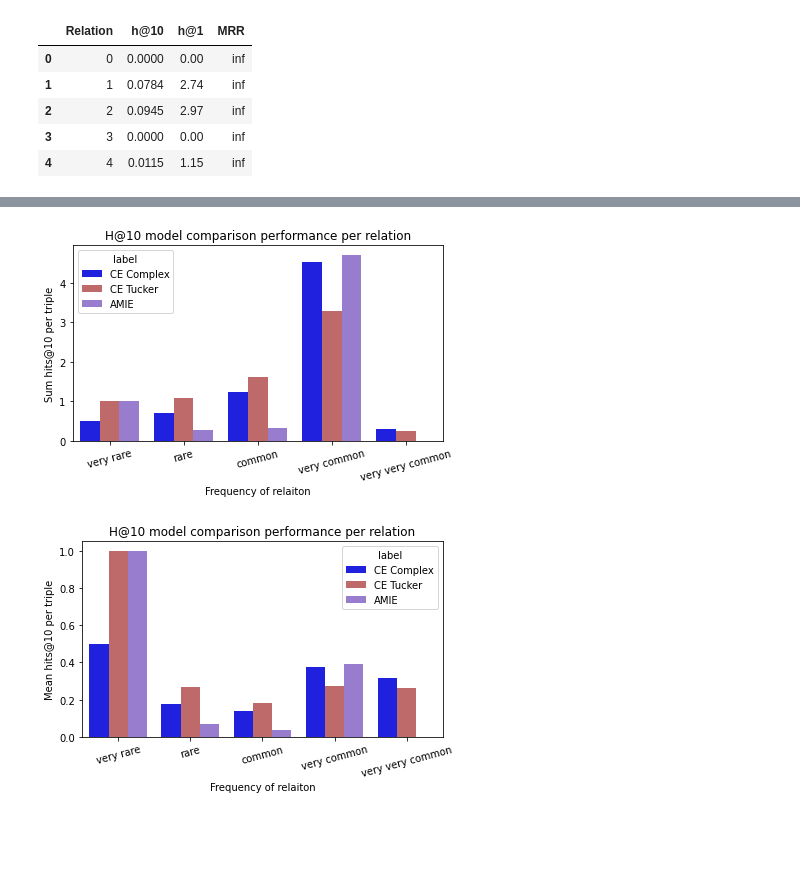
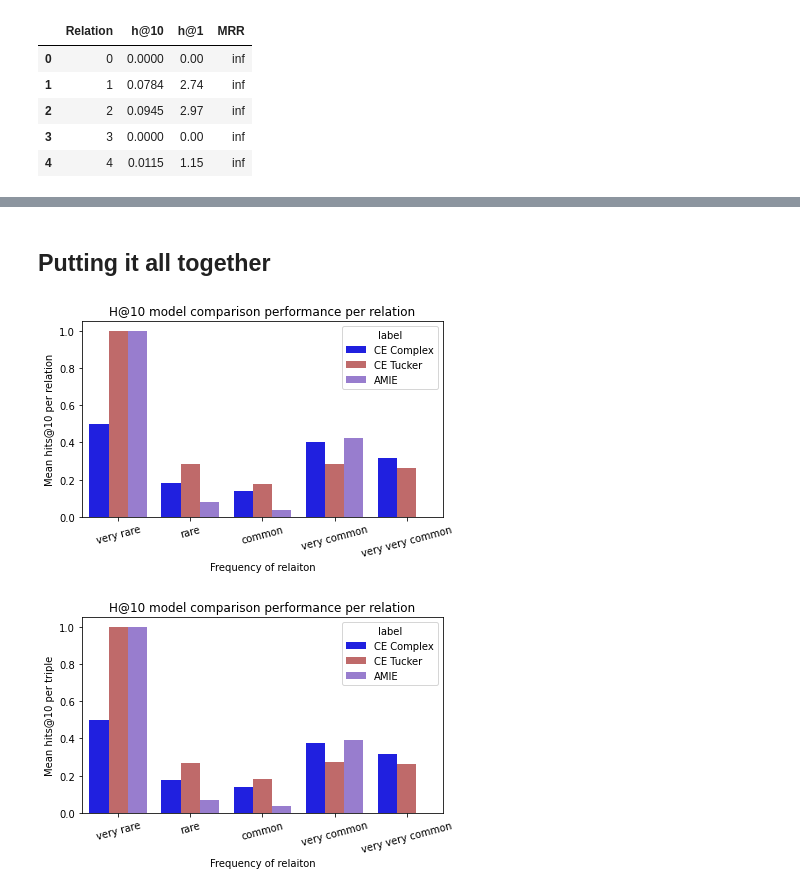
Before and after one commit to NinaCalvi/Aladdin, a Jupyter notebook: biolink/COVID results analysis/COVIDAnalysis.ipynb, the cells around one changed output, grey strips where cells are left out. Cells and saved outputs as stored; diff of their text form; code cells hidden in the pictures; blank space fills up the shorter version.

```diff
--- a/biolink/COVID results analysis/COVIDAnalysis.ipynb
+++ b/biolink/COVID results analysis/COVIDAnalysis.ipynb
@@ -201,3 +228,6 @@ bce_cp['relation label'] = bce_cp['Relation'].apply(lambda x: how_common(x))
 
 
 amie_res_rel['relation label'] = amie_res_rel['Relation'].apply(lambda x: how_common(x))
+# %%
+def weighted_av(x):
+    return (x['rel_occurrence'] * x['h@10']).sum()/x['rel_occurrence'].sum()
@@ -203,0 +245,4 @@ amie_res_rel['relation label'] = amie_res_rel['Relation'].apply(lambda x: how_co
+# %%
+import json
+with open('per_relation_scores_COVID.json', 'r') as f:
+    cbr = json.load(f)
@@ -204,3 +291,5 @@ amie_res_rel['relation label'] = amie_res_rel['Relation'].apply(lambda x: how_co
+# %% [markdown]
+## Putting it all together
 # %%
 def plot_relation_common(dfs, labels, groupby_l = 'relation label', save=None, mean=False):
 
@@ -208,11 +297,12 @@ def plot_relation_common(dfs, labels, groupby_l = 'relation label', save=None, m
               'BCE Complex': 'royalblue',
               'CE Tucker': 'indianred',
               'BCE Tucker': 'salmon',
-              'AMIE': 'mediumpurple'}
+              'AMIE': 'mediumpurple',
+              'CBR': 'plum'}
     concat = []
     for i,df in enumerate(dfs):
         if mean:
-            d = df.groupby(groupby_l)['h@10'].mean().reset_index()
+            d = df.groupby(groupby_l)[['h@10', 'rel_occurrence']].apply(lambda x: weighted_av(x)).reset_index(name='h@10')
         else:
             d = df.groupby(groupby_l)['h@10'].sum().reset_index()
         if len(labels) > 0:
@@ -237,9 +327,9 @@ def plot_relation_common(dfs, labels, groupby_l = 'relation label', save=None, m
         plt.tight_layout()
         f.savefig(save + '_mean_' + str(mean) + '.jpg')
 # %%
-plot_relation_common([ce_cp, ce_tuck, amie_res_rel], ['CE Complex', 'CE Tucker', 'AMIE'])
+plot_relation_common([ce_cp, ce_tuck, amie_res_rel],['CE Complex', 'CE Tucker', 'AMIE'], mean=True)
 # %% [output]
-[figure, old version]
+[figure, new version]
 # %%
 plot_relation_common([ce_cp, ce_tuck, amie_res_rel], ['CE Complex', 'CE Tucker', 'AMIE'], mean=True)
 # %% [output]
```
Also changed, not shown: parts of 11 cells of this notebook, 2 other files.
